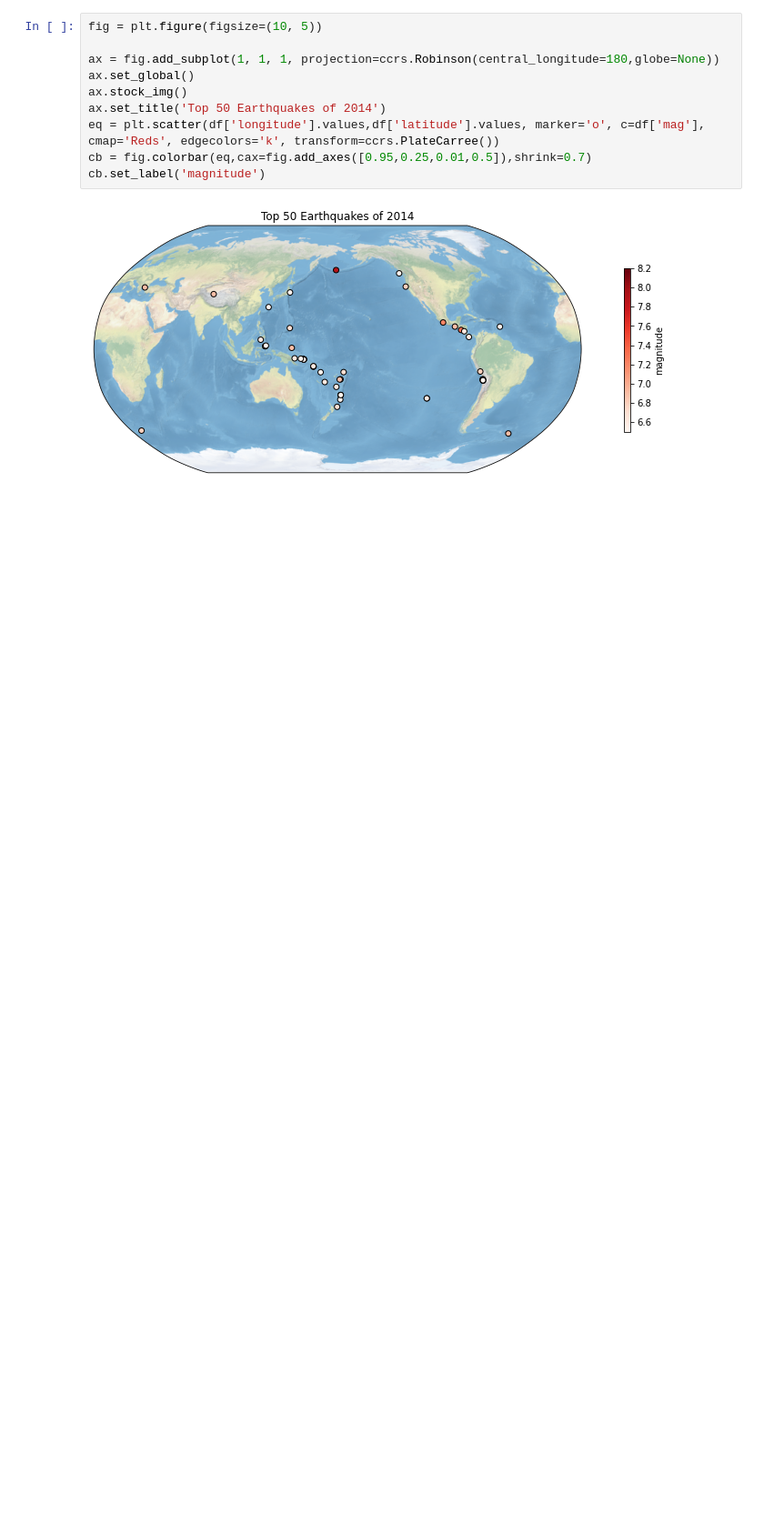
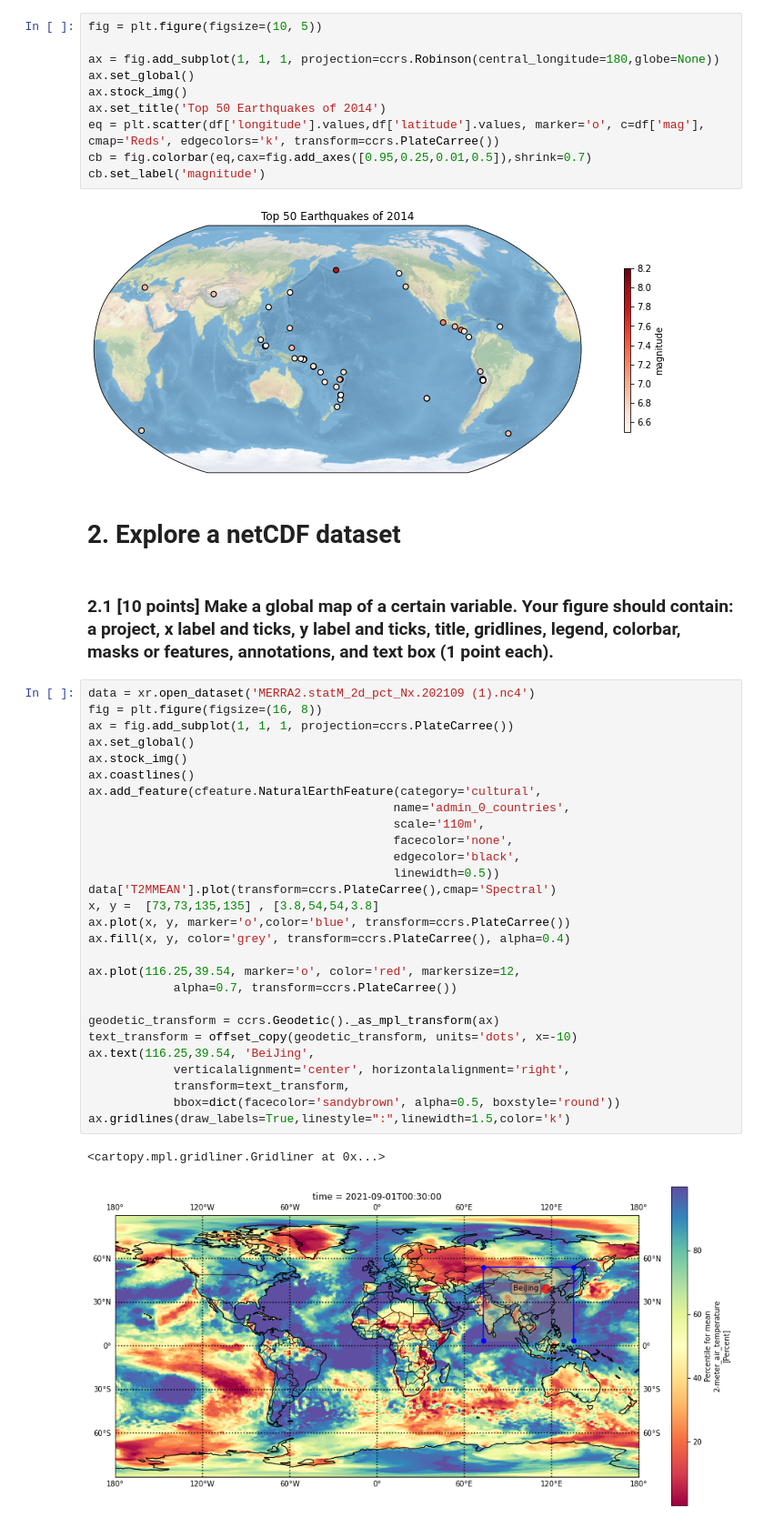
Before and after one commit to mzmzia/GitKraken_jupyter, a Jupyter notebook: PS4.ipynb, the cells around one changed output. Shown at 91% size. Cells and saved outputs as stored; diff of their text form; blank space fills up the shorter version.

```diff
--- a/PS4.ipynb
+++ b/PS4.ipynb
@@ -42,3 +45,38 @@ cb = fig.colorbar(eq,cax=fig.add_axes([0.95,0.25,0.01,0.5]),shrink=0.7)
 cb.set_label('magnitude')
 # %% [output]
 [figure]
+# %% [markdown]
+# 2. Explore a netCDF dataset
+# %% [markdown]
+### 2.1 [10 points] Make a global map of a certain variable. Your figure should contain: a project, x label and ticks, y label and ticks, title, gridlines, legend, colorbar, masks or features, annotations, and text box (1 point each).
+# %%
+data = xr.open_dataset('MERRA2.statM_2d_pct_Nx.202109 (1).nc4')
+fig = plt.figure(figsize=(16, 8))
+ax = fig.add_subplot(1, 1, 1, projection=ccrs.PlateCarree())
+ax.set_global()
+ax.stock_img()
+ax.coastlines()
+ax.add_feature(cfeature.NaturalEarthFeature(category='cultural',
+                                           name='admin_0_countries',
+                                           scale='110m',
+                                           facecolor='none',
+                                           edgecolor='black',
+                                           linewidth=0.5))
+data['T2MMEAN'].plot(transform=ccrs.PlateCarree(),cmap='Spectral')
+x, y =  [73,73,135,135] , [3.8,54,54,3.8]
+ax.plot(x, y, marker='o',color='blue', transform=ccrs.PlateCarree())
+ax.fill(x, y, color='grey', transform=ccrs.PlateCarree(), alpha=0.4)
+
+ax.plot(116.25,39.54, marker='o', color='red', markersize=12,
+            alpha=0.7, transform=ccrs.PlateCarree())
+
+geodetic_transform = ccrs.Geodetic()._as_mpl_transform(ax)
+text_transform = offset_copy(geodetic_transform, units='dots', x=-10)
+ax.text(116.25,39.54, 'BeiJing',
+            verticalalignment='center', horizontalalignment='right',
+            transform=text_transform,
+            bbox=dict(facecolor='sandybrown', alpha=0.5, boxstyle='round'))
+ax.gridlines(draw_labels=True,linestyle=":",linewidth=1.5,color='k')
+# %% [output]
+<cartopy.mpl.gridliner.Gridliner at 0x...>
+[figure, added]
```
Also changed, not shown: parts of 4 cells of this notebook, 1 other file.
